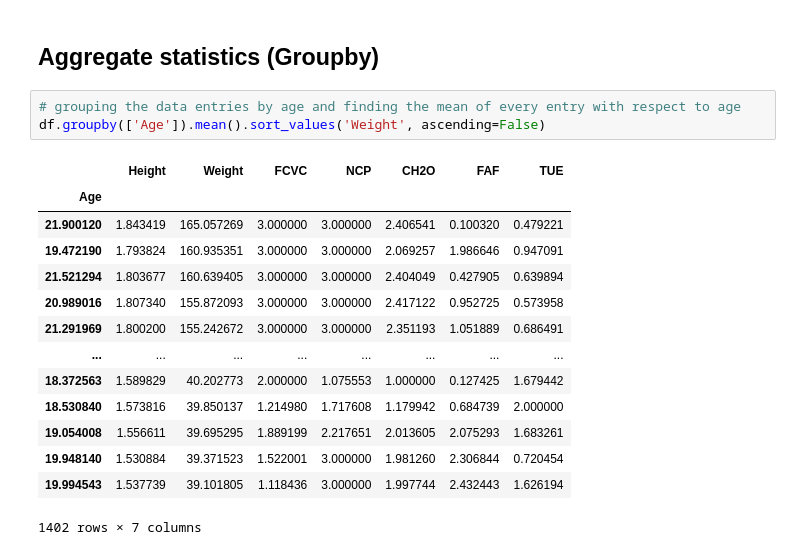
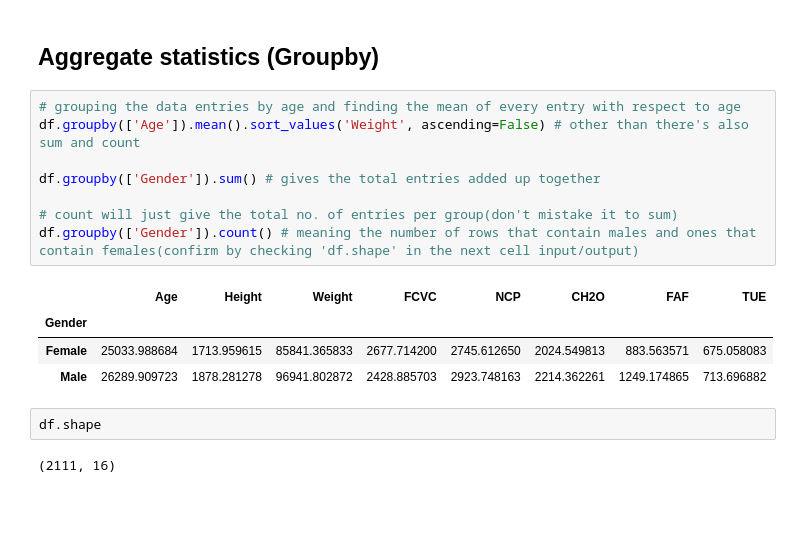
Before and after one commit to nguonodave/pandas, a Jupyter notebook: obecity-predicter.ipynb, the cells around one changed output. Drawn from its saved outputs; the diff is of its cells as text; blank space fills up the shorter version.

Commit message:
just another commit

```diff
--- a/obecity-predicter.ipynb
+++ b/obecity-predicter.ipynb
@@ -320,21 +320,20 @@ df.head()
 | 4 | Male | 22.0 | 1.78 | 89.8 | Overweight_Level_II | no | 2.0 | 1.0 | Sometimes | no | 2.0 | ... |
 # %% [markdown]
 ## Aggregate statistics (Groupby)
-# %%
-# grouping the data entries by age and finding the mean of every entry with respect to age
-df.groupby(['Age']).mean().sort_values('Weight', ascending=False)
-# %% [output]
-|  | Height | Weight | FCVC | NCP | CH2O | FAF | TUE |
-| Age |  |  |  |  |  |  |  |
-| 21.900120 | 1.843419 | 165.057269 | 3.000000 | 3.000000 | 2.406541 | 0.100320 | 0.479221 |
-| 19.472190 | 1.793824 | 160.935351 | 3.000000 | 3.000000 | 2.069257 | 1.986646 | 0.947091 |
-| 21.521294 | 1.803677 | 160.639405 | 3.000000 | 3.000000 | 2.404049 | 0.427905 | 0.639894 |
-| 20.989016 | 1.807340 | 155.872093 | 3.000000 | 3.000000 | 2.417122 | 0.952725 | 0.573958 |
-| 21.291969 | 1.800200 | 155.242672 | 3.000000 | 3.000000 | 2.351193 | 1.051889 | 0.686491 |
-| ... | ... | ... | ... | ... | ... | ... | ... |
-| 18.372563 | 1.589829 | 40.202773 | 2.000000 | 1.075553 | 1.000000 | 0.127425 | 1.679442 |
-| 18.530840 | 1.573816 | 39.850137 | 1.214980 | 1.717608 | 1.179942 | 0.684739 | 2.000000 |
-| 19.054008 | 1.556611 | 39.695295 | 1.889199 | 2.217651 | 2.013605 | 2.075293 | 1.683261 |
-| 19.948140 | 1.530884 | 39.371523 | 1.522001 | 3.000000 | 1.981260 | 2.306844 | 0.720454 |
-| 19.994543 | 1.537739 | 39.101805 | 1.118436 | 3.000000 | 1.997744 | 2.432443 | 1.626194 |
-1402 rows × 7 columns
+# %%
+# grouping the data entries by age and finding the mean of every entry with respect to age
+df.groupby(['Age']).mean().sort_values('Weight', ascending=False) # other than there's also sum and count
+
+df.groupby(['Gender']).sum() # gives the total entries added up together
+
+# count will just give the total no. of entries per group(don't mistake it to sum)
+df.groupby(['Gender']).count() # meaning the number of rows that contain males and ones that contain females(confirm by checking 'df.shape' in the next cell input/output)
+# %% [output]
+|  | Age | Height | Weight | FCVC | NCP | CH2O | FAF | TUE |
+| Gender |  |  |  |  |  |  |  |  |
+| Female | 25033.988684 | 1713.959615 | 85841.365833 | 2677.714200 | 2745.612650 | 2024.549813 | 883.563571 | 675.058083 |
+| Male | 26289.909723 | 1878.281278 | 96941.802872 | 2428.885703 | 2923.748163 | 2214.362261 | 1249.174865 | 713.696882 |
+# %%
+df.shape
+# %% [output]
+(2111, 16)
```
